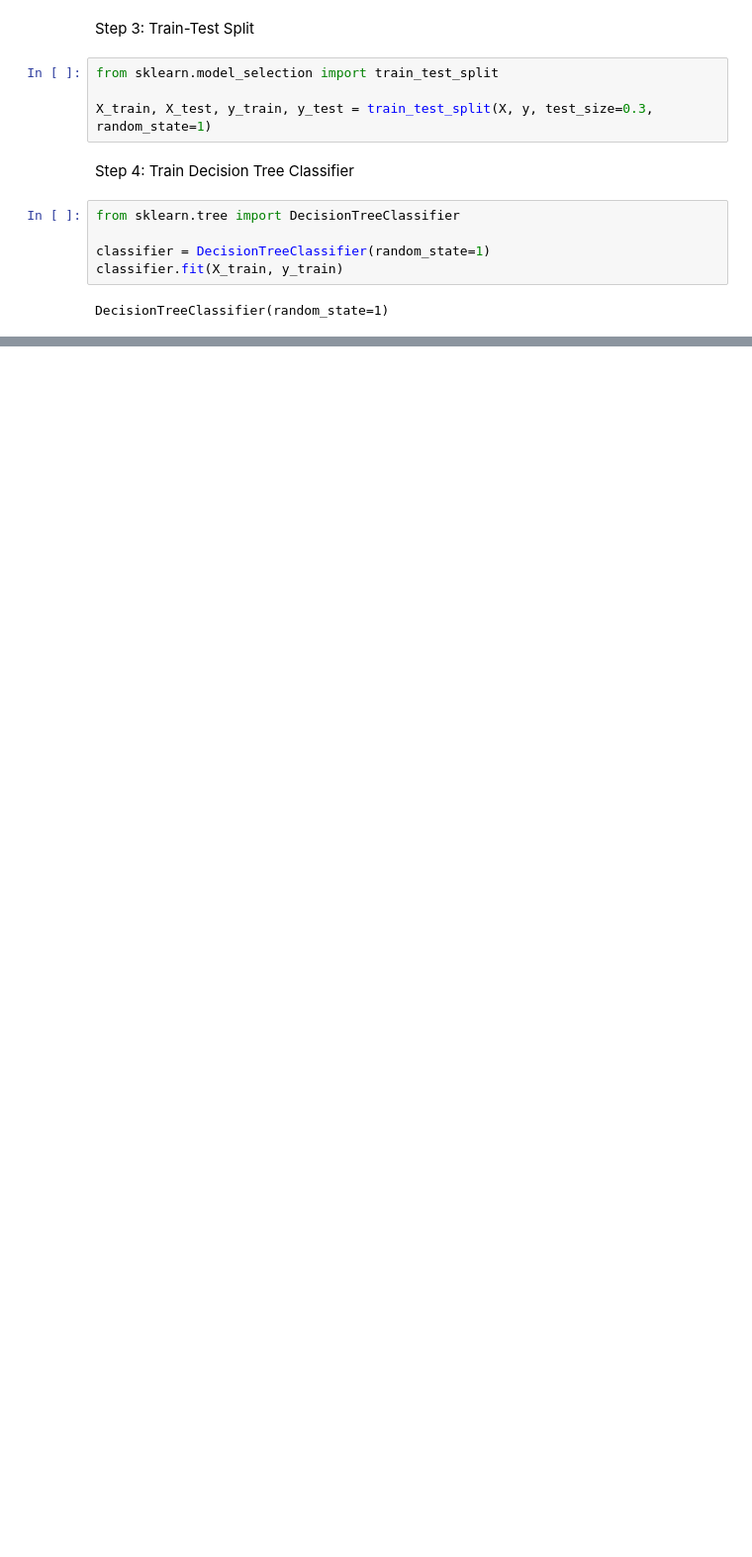
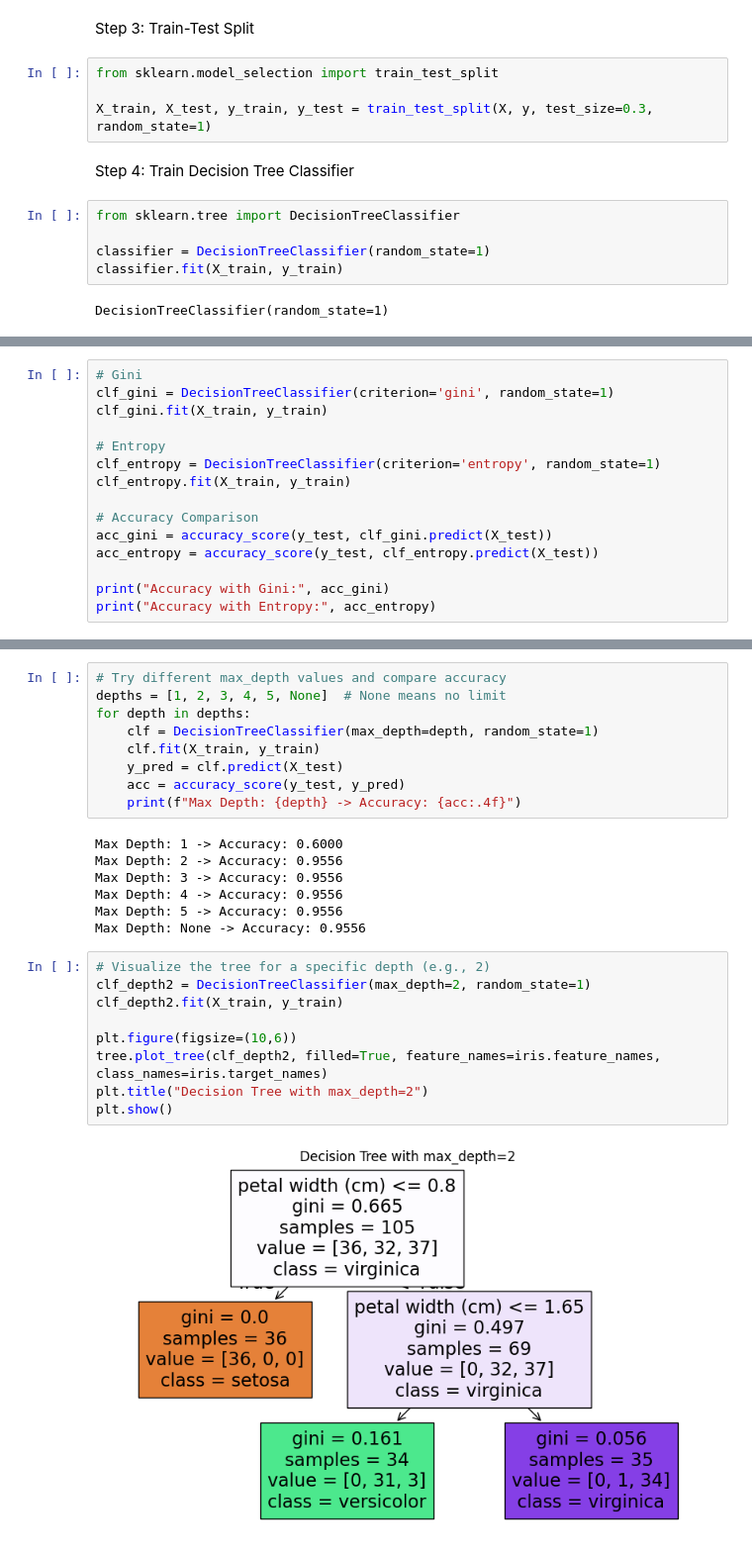
Before and after one commit to GayangaBandara/AI-ML, a Jupyter notebook: CCS4340_Lab_Sheet/Decision Tree Classification.ipynb, the cells around one changed output, grey strips where cells are left out. Shown: that part at 99% size. Saved outputs shown, nothing was run; the diff lists cells and outputs as text; blank space fills up the shorter version.

```diff
--- a/CCS4340_Lab_Sheet/Decision Tree Classification.ipynb
+++ b/CCS4340_Lab_Sheet/Decision Tree Classification.ipynb
@@ -46,0 +101,15 @@ DecisionTreeClassifier(random_state=1)
+# %%
+# Gini
+clf_gini = DecisionTreeClassifier(criterion='gini', random_state=1)
+clf_gini.fit(X_train, y_train)
+
+# Entropy
+clf_entropy = DecisionTreeClassifier(criterion='entropy', random_state=1)
+clf_entropy.fit(X_train, y_train)
+
+# Accuracy Comparison
+acc_gini = accuracy_score(y_test, clf_gini.predict(X_test))
+acc_entropy = accuracy_score(y_test, clf_entropy.predict(X_test))
+
+print("Accuracy with Gini:", acc_gini)
+print("Accuracy with Entropy:", acc_entropy)
@@ -46,0 +121,27 @@ DecisionTreeClassifier(random_state=1)
+# %%
+# Try different max_depth values and compare accuracy
+depths = [1, 2, 3, 4, 5, None]  # None means no limit
+for depth in depths:
+    clf = DecisionTreeClassifier(max_depth=depth, random_state=1)
+    clf.fit(X_train, y_train)
+    y_pred = clf.predict(X_test)
+    acc = accuracy_score(y_test, y_pred)
+    print(f"Max Depth: {depth} -> Accuracy: {acc:.4f}")
+# %% [output]
+Max Depth: 1 -> Accuracy: 0.6000
+Max Depth: 2 -> Accuracy: 0.9556
+Max Depth: 3 -> Accuracy: 0.9556
+Max Depth: 4 -> Accuracy: 0.9556
+Max Depth: 5 -> Accuracy: 0.9556
+Max Depth: None -> Accuracy: 0.9556
+# %%
+# Visualize the tree for a specific depth (e.g., 2)
+clf_depth2 = DecisionTreeClassifier(max_depth=2, random_state=1)
+clf_depth2.fit(X_train, y_train)
+
+plt.figure(figsize=(10,6))
+tree.plot_tree(clf_depth2, filled=True, feature_names=iris.feature_names, class_names=iris.target_names)
+plt.title("Decision Tree with max_depth=2")
+plt.show()
+# %% [output]
+[figure, added]
```
Also changed, not shown: parts of 23 cells of this notebook.
